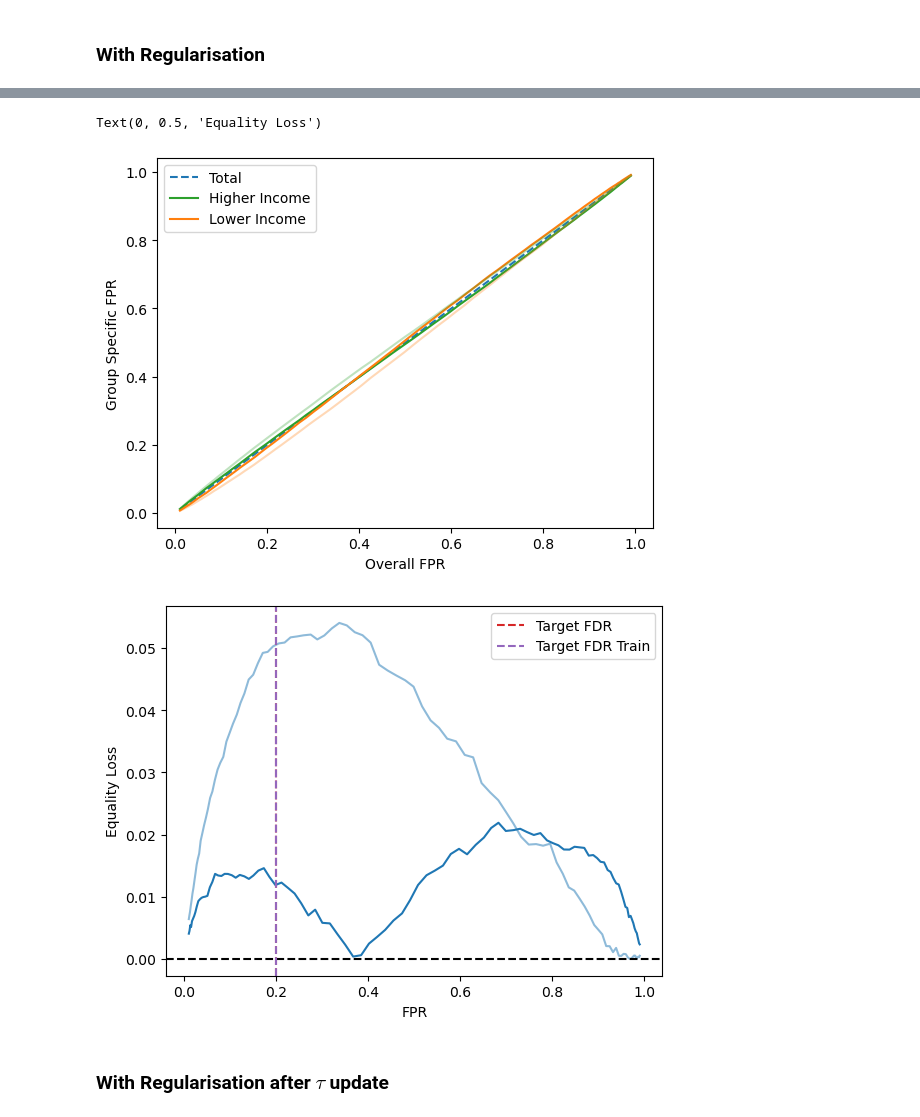
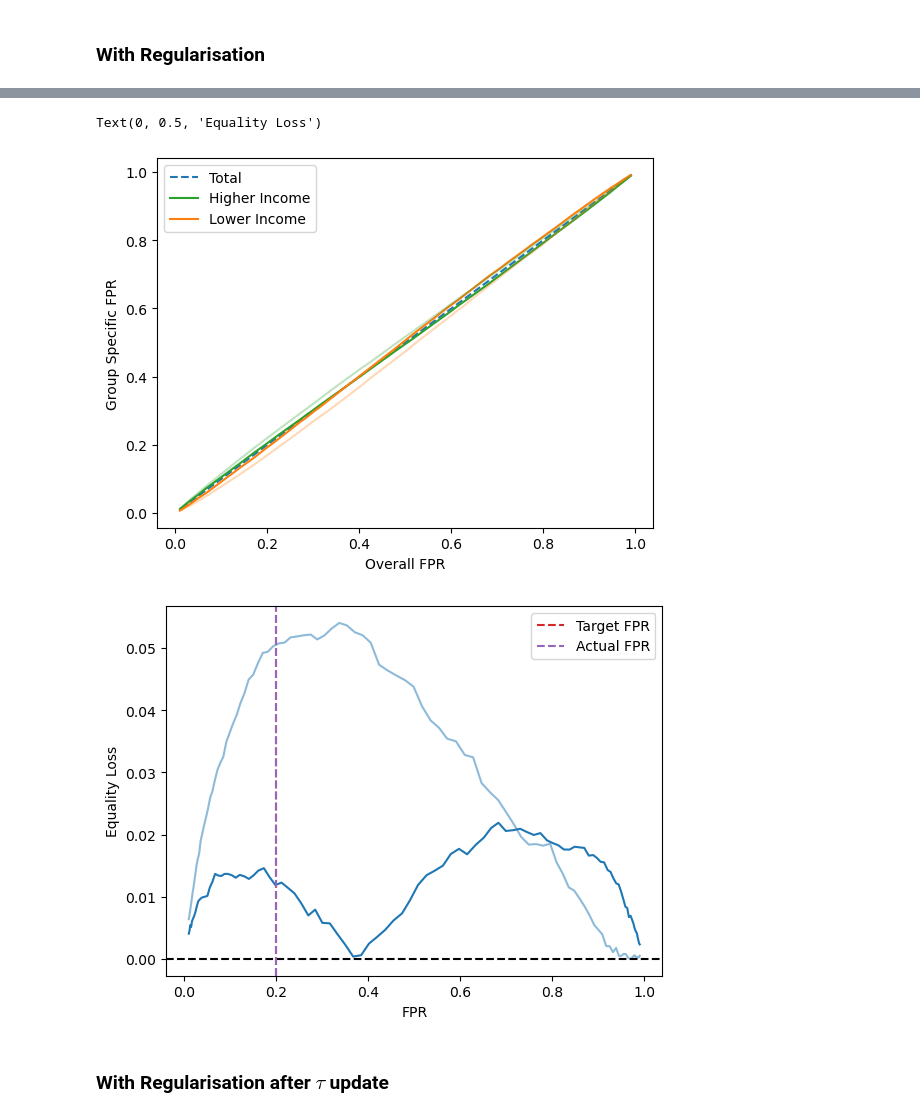
Before and after one commit to joshgivens/ClassificationwithAltLoss, a Jupyter notebook: fairness_constraints/Regularisation/equal_odds.ipynb, the cells around one changed output, grey strips where cells are left out. Saved outputs shown, nothing was run; the diff lists cells and outputs as text; code cells hidden in the pictures.

```diff
--- a/fairness_constraints/Regularisation/equal_odds.ipynb
+++ b/fairness_constraints/Regularisation/equal_odds.ipynb
@@ -2049,28 +2051,28 @@ Text(0, 0.5, 'Equality Loss')
 # %%
 fig, ax = plt.subplots()
 ax.plot(fprs["reg"], fprs["reg"], label='Total', color="C0", linestyle="--")
 ax.plot(fprs["reg"], fprs_group1["reg"], label='Higher Income', color="C2")
 ax.plot(fprs["reg"], fprs_group0["reg"], label='Lower Income', color="C1")
 ax.plot(fprs["no_reg"], fprs_group1["no_reg"], alpha=0.3, color="C2")
 ax.plot(fprs["no_reg"], fprs_group0["no_reg"], alpha=0.3, color="C1")
 ax.legend()
 ax.set_xlabel("Overall FPR")
 ax.set_ylabel("Group Specific FPR")
 
 fig, ax = plt.subplots()
 ax.plot(fprs["reg"], equal_losses["reg"], color="C0")
 ax.plot(fprs["no_reg"], equal_losses["no_reg"], color="C0", alpha=0.5)
 # Horizontal black dashed line at 0
 ax.axhline(0, color='black', linestyle='--')
-ax.axvline(0.2, color='C3', linestyle='--', label='Target FDR')
-ax.axvline(fpr_train_tau["reg"], color='C4', linestyle='--', label='Target FDR Train')
+ax.axvline(0.2, color='C3', linestyle='--', label='Target FPR')
+ax.axvline(fpr_train_tau["reg"], color='C4', linestyle='--', label='Actual FPR')
 ax.legend()
 ax.set_xlabel('FPR')
 ax.set_ylabel('Equality Loss')
 # %% [output]
 Text(0, 0.5, 'Equality Loss')
 [figure]
-[figure, old version]
+[figure, new version]
 # %% [markdown]
 ### With Regularisation after $\tau$ update
 # %%
```
Also changed, not shown: parts of 2 cells of this notebook.
